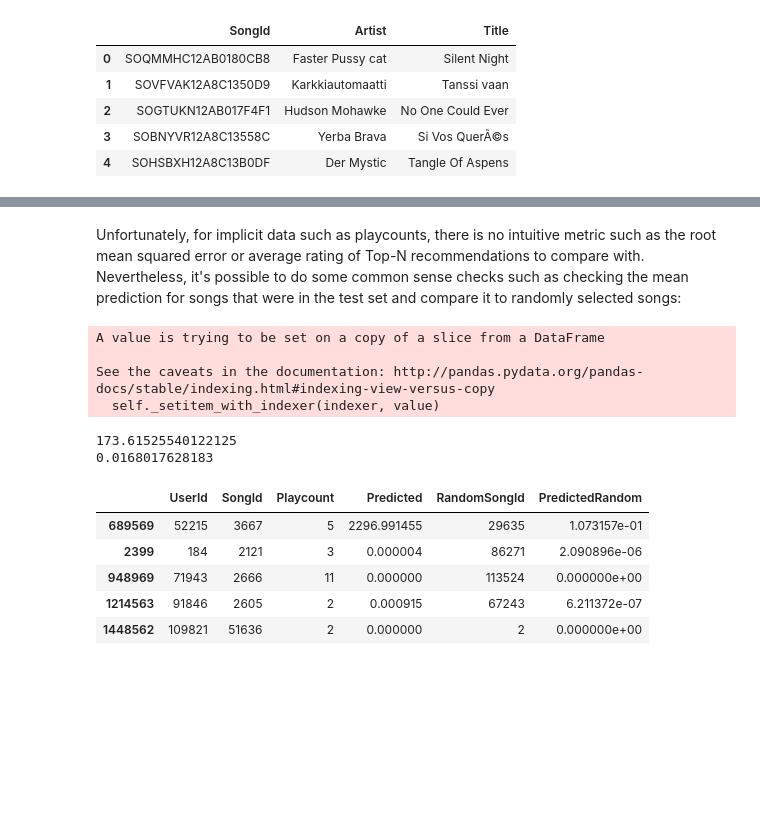
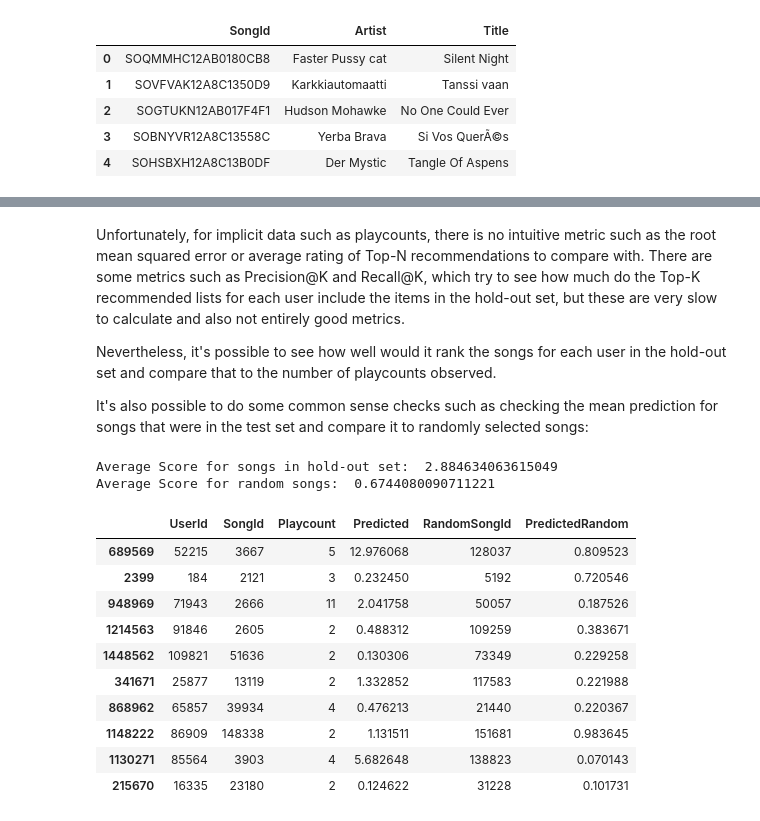
Before and after one commit to david-cortes/datascienceprojects, a Jupyter notebook: machine_learning/hierarchical_poisson_factorization.ipynb, the cells around one changed output, grey strips where cells are left out. Cells and saved outputs as stored; diff of their text form; code cells hidden in the pictures; blank space fills up the shorter version.

```diff
--- a/machine_learning/hierarchical_poisson_factorization.ipynb
+++ b/machine_learning/hierarchical_poisson_factorization.ipynb
@@ -106,27 +106,31 @@ PyMC3 Implementation. The hyperparameters are the ones suggested in the paper:
 # %%
 # hyperparameters
 a=.3
-a_=.3
+a_prime=.3
+b_prime=1.0
+
 c=.3
-c_=.3
-
-b_=1.0
-d_=1.0
+c_prime=.3
+d_prime=1.0
 
 # number of factors
-k = 25
+k = 30
 # %%
-with pm.Model() as pmf2:
-    user_activity=pm.Gamma('user_activity',a_,a_/b_, shape = (cnt_users,1) )
+np.random.seed(1)
+theta_init=np.random.gamma(.3, .3, size=(cnt_users,k))
+beta_init=np.random.gamma(.3, .3, size=(cnt_songs,k))
+
+with pm.Model():
+    user_activity=pm.Gamma('user_activity', a_prime, a_prime/b_prime, shape = (cnt_users,1) )
     user_prior=theano.tensor.tile(user_activity, k, ndim=2)
-    theta=pm.Gamma('theta',a,user_prior, shape=(cnt_users,k))
+    theta=pm.Gamma('theta', a, user_prior, shape=(cnt_users,k), testval=theta_init)
 
-    item_pop=pm.Gamma('item_pop', c_,c_/d_, shape = (cnt_songs,1) )
+    item_pop=pm.Gamma('item_pop', c_prime, c_prime/d_prime, shape = (cnt_songs,1) )
     item_prior=theano.tensor.tile(item_pop, k, ndim=2)
-    beta=pm.Gamma('beta', c, item_prior, shape=(cnt_songs,k))
+    beta=pm.Gamma('beta', c, item_prior, shape=(cnt_songs,k), testval=beta_init)
 
-    xhat=theano.tensor.sum(theta[playcounts.UserId] * beta[playcounts.SongId], axis=1)
-    R=pm.Poisson('R',mu=xhat, observed=playcounts.Playcount.astype('float32'))
+    xhat=theano.tensor.sum(theta[train.UserId] * beta[train.SongId], axis=1)
+    R=pm.Poisson('R',mu=xhat, observed=train.Playcount.astype('float32'))
     HPF=pm.find_MAP()
 # %% [markdown]
 Now extracting the results:
@@ -241,22 +244,30 @@ top_n(100000)
 # %% [markdown]
-Unfortunately, for implicit data such as playcounts, there is no intuitive metric such as the root mean squared error or average rating of Top-N recommendations to compare with. Nevertheless, it's possible to do some common sense checks such as checking the mean prediction for songs that were in the test set and compare it to randomly selected songs:
+Unfortunately, for implicit data such as playcounts, there is no intuitive metric such as the root mean squared error or average rating of Top-N recommendations to compare with. There are some metrics such as Precision@K and Recall@K, which try to see how much do the Top-K recommended lists for each user include the items in the hold-out set, but these are very slow to calculate and also not entirely good metrics.
+
+Nevertheless, it's possible to see how well would it rank the songs for each user in the hold-out set and compare that to the number of playcounts observed.
+
+It's also possible to do some common sense checks such as checking the mean prediction for songs that were in the test set and compare it to randomly selected songs:
 # %%
 test['Predicted']=test.apply(lambda x: theta_star[int(x['UserId'])].dot(beta_star[:,int(x['SongId'])]), axis=1)
-test['Predicted'].loc[test.Predicted.map(lambda x: np.isinf(x))]=1000.0
-test['Predicted']=test.Predicted.fillna(1000.0)
-print(test.Predicted.mean())
-print(np.corrcoef([test.Predicted, test.Playcount])[0,1])
-test.head()
+
+np.random.seed(1)
+test['RandomSongId']=np.random.randint(cnt_songs, size=test.shape[0])
+test['PredictedRandom']=test.apply(lambda x: theta_star[int(x['UserId'])].dot(beta_star[:,int(x['RandomSongId'])]), axis=1)
+
+print('Average Score for songs in hold-out set: ',test.Predicted.mean())
+print('Average Score for random songs: ',test.PredictedRandom.mean())
+test.head(10)
 # %% [output]
-A value is trying to be set on a copy of a slice from a DataFrame
-
-See the caveats in the documentation: http://pandas.pydata.org/pandas-docs/stable/indexing.html#indexing-view-versus-copy
-  self._setitem_with_indexer(indexer, value)
+Average Score for songs in hold-out set:  2.884634063615049
+Average Score for random songs:  0.6744080090711221
-173.61525540122125
-0.0168017628183
 |  | UserId | SongId | Playcount | Predicted | RandomSongId | PredictedRandom |
-| 689569 | 52215 | 3667 | 5 | 2296.991455 | 29635 | 1.073157e-01 |
-| 2399 | 184 | 2121 | 3 | 0.000004 | 86271 | 2.090896e-06 |
-| 948969 | 71943 | 2666 | 11 | 0.000000 | 113524 | 0.000000e+00 |
-| 1214563 | 91846 | 2605 | 2 | 0.000915 | 67243 | 6.211372e-07 |
-| 1448562 | 109821 | 51636 | 2 | 0.000000 | 2 | 0.000000e+00 |
+| 689569 | 52215 | 3667 | 5 | 12.976068 | 128037 | 0.809523 |
+| 2399 | 184 | 2121 | 3 | 0.232450 | 5192 | 0.720546 |
+| 948969 | 71943 | 2666 | 11 | 2.041758 | 50057 | 0.187526 |
+| 1214563 | 91846 | 2605 | 2 | 0.488312 | 109259 | 0.383671 |
+| 1448562 | 109821 | 51636 | 2 | 0.130306 | 73349 | 0.229258 |
+| 341671 | 25877 | 13119 | 2 | 1.332852 | 117583 | 0.221988 |
+| 868962 | 65857 | 39934 | 4 | 0.476213 | 21440 | 0.220367 |
+| 1148222 | 86909 | 148338 | 2 | 1.131511 | 151681 | 0.983645 |
+| 1130271 | 85564 | 3903 | 4 | 5.682648 | 138823 | 0.070143 |
+| 215670 | 16335 | 23180 | 2 | 0.124622 | 31228 | 0.101731 |
```
Also changed, not shown: parts of 11 cells of this notebook.
